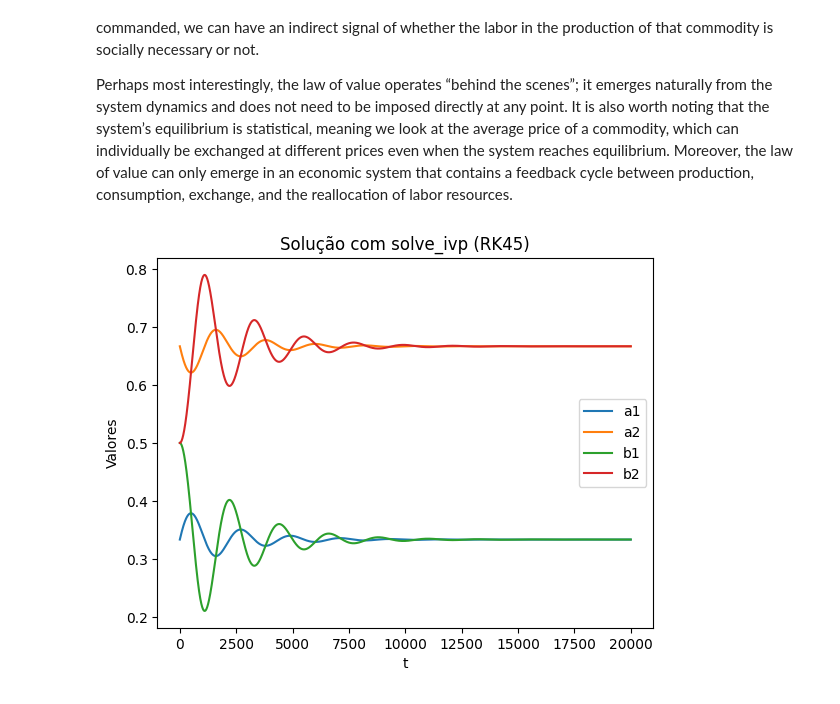
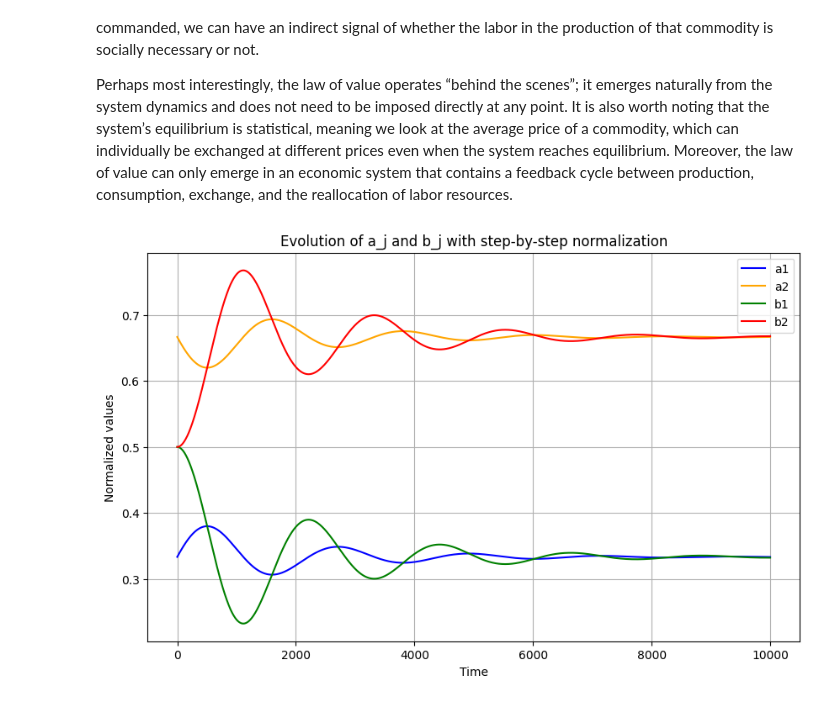
Before and after one commit to jdansb/Econophysics, a Jupyter notebook: Statistical_approximation_of_the_law_of_value_(EBM).ipynb, the cells around one changed output. Saved outputs shown, nothing was run; the diff lists cells and outputs as text; code cells hidden in the pictures.

```diff
--- a/Statistical_approximation_of_the_law_of_value_(EBM).ipynb
+++ b/Statistical_approximation_of_the_law_of_value_(EBM).ipynb
@@ -349,69 +349,90 @@ In conclusion, the law of value is a phenomenon that emerges from the dynamic in
 
 Perhaps most interestingly, the law of value operates “behind the scenes”; it emerges naturally from the system dynamics and does not need to be imposed directly at any point. It is also worth noting that the system’s equilibrium is statistical, meaning we look at the average price of a commodity, which can individually be exchanged at different prices even when the system reaches equilibrium. Moreover, the law of value can only emerge in an economic system that contains a feedback cycle between production, consumption, exchange, and the reallocation of labor resources.
 # %%
-#Sorry for the portuguese, I will update the language later ;)
-#Outside of equilibrium the numerical solution has not enough precision
 import numpy as np
-from scipy.integrate import odeint
+from scipy.integrate import solve_ivp
 import matplotlib.pyplot as plt
-from scipy.integrate import solve_ivp
 
-# Parâmetros do sistema
+
+# System parameters
 psi = 0.1
 gamma = 0.01
 M = 1.0
 omega = 0.01
 N = 1.0
 l = np.array([1,2])  # l1, l2
 c = np.array([3, 3])   # c1, c2
 
-# Condições iniciais
+# Initial conditions
 a0 = np.array([1/3, 2/3])  # a1(0), a2(0)
 b0 = np.array([0.5, 0.5])  # b1(0), b2(0)
-y0 = np.concatenate((a0, b0))  # Vetor de estado inicial
+y0 = np.concatenate((a0, b0))  # Initial state vector
 
-# Sistema de equações diferenciais
-#def model(y, t):
-def model(t,y):
+# Model
+def model(t, y):
     a1, a2, b1, b2 = y
-
-    # Calcula o termo de soma S
     S = (l[0]*b1)/(c[0]*a1) + (l[1]*b2)/(c[1]*a2)
-
-    # Equações para a1 e a2
     da1dt = psi*gamma*M*(b1 - a1*S)
     da2dt = psi*gamma*M*(b2 - a2*S)
-
-    # Equações para b1 e b2
     db1dt = -omega*N*(a1/l[0] - 1/c[0])
     db2dt = -omega*N*(a2/l[1] - 1/c[1])
-
     return [da1dt, da2dt, db1dt, db2dt]
 
-# Tempo de integração
-t = np.linspace(0, 20000, 1000)
+#N(M) is just a quantity of workers (money). The total quantity of workers (money) at any given moment is not necessarily constant. In equilibrium, only Σaj=1 is guaranteed, since in equilibrium aj=lj/cj and we define the parameters cj and lk such that Σlj/cj=1. Outside of equilibrium, there is no guarantee that Σaj=bj=1.
 
-# Resolver o sistema de EDOs
-#solution = odeint(model, y0, t,atol=1e-19, rtol=1e-19)
-sol = solve_ivp(model,(0, 20000), y0, method="Radau",max_step=0.1) #atol = np.array([1e-12, 1e-12, 1e-12, 1e-12])
+#This is an additional and special constraint. All other constraints depend on the parameters, but this constraint is a set of additional equations beyond the system of differential equations.
 
-# Extrair soluções
-a1, a2, b1, b2 = sol.y
+#To ensure this constraint, we will apply normalization at each step.
+#Note: It is possible to improve accuracy, but I believe the result is sufficient.
 
 
+# Normalization
+def normalize(y):
+    y = y.copy()
+    a_total = y[0] + y[1]
+    b_total = y[2] + y[3]
+    y[0] /= a_total
+    y[1] /= a_total
+    y[2] /= b_total
+    y[3] /= b_total
+    return y
+
+# Initial state
+y = y0
+t0, tf, dt = 0, 10000, 0.01
+t_values = [t0]
+y_values = [y]
+
+t = t0
+while t < tf:
+    # Integrate a small step
+    sol = solve_ivp(model, [t, t+dt], y, method='RK45')
+    y_new = sol.y[:, -1]
+
+    # Normalize before storing and using as initial condition
+    y_new = normalize(y_new)
+
+    # Store and update for the next step
+    y_values.append(y_new)
+    y = y_new
+    t += dt
+    t_values.append(t)
+
+# Convert to array
+y_values = np.array(y_values)
+t_values = np.array(t_values)
+
 # Plot
-#N é só uma quantidade de trabalhadores, não necessariamente constante
-#M é só uma quantidade de dinheiro, não necessariamente constante
-#logo a.N é só outra quantidade de trabalhadores, uma fração multipla de algo qualquer. pra 2 mercadorias todos os trabalhadores são (a1+a2)N, mas aj não é necessariamente a fração do total, pra fazer precisamos fazer a1/(a1+a2), reescalar.
-#Mesma coisa dinheiro. Assim garantimos que em todo instante de tempo aj e bj sejam não apenas fraçoes de uma quantidade qualquer, mas frações da quantidade total de trabalhadores ou de dinheiro. Que se mantém constante quando está em equilíbrio (derivada do somatório é 0), mas fora é uma quantidade qualquer.
-plt.plot(sol.t, a1/(a1+a2), label="a1")
-plt.plot(sol.t, a2/(a1+a2), label="a2")
-plt.plot(sol.t, b1/(b1+b2), label="b1")
-plt.plot(sol.t, b2/(b1+b2), label="b2")
-plt.xlabel("t")
-plt.ylabel("Valores")
+plt.figure(figsize=(10,6))
+plt.plot(t_values, y_values[:,0], label='a1', color='blue')
+plt.plot(t_values, y_values[:,1], label='a2', color='orange')
+plt.plot(t_values, y_values[:,2], label='b1', color='green')
+plt.plot(t_values, y_values[:,3], label='b2', color='red')
+plt.xlabel('Time')
+plt.ylabel('Normalized values')
+plt.title('Evolution of a_j and b_j with step-by-step normalization')
 plt.legend()
-plt.title("Solução com solve_ivp (RK45)")
+plt.grid(True)
 plt.show()
 # %% [output]
-[figure, old version]
+[figure, new version]
```
